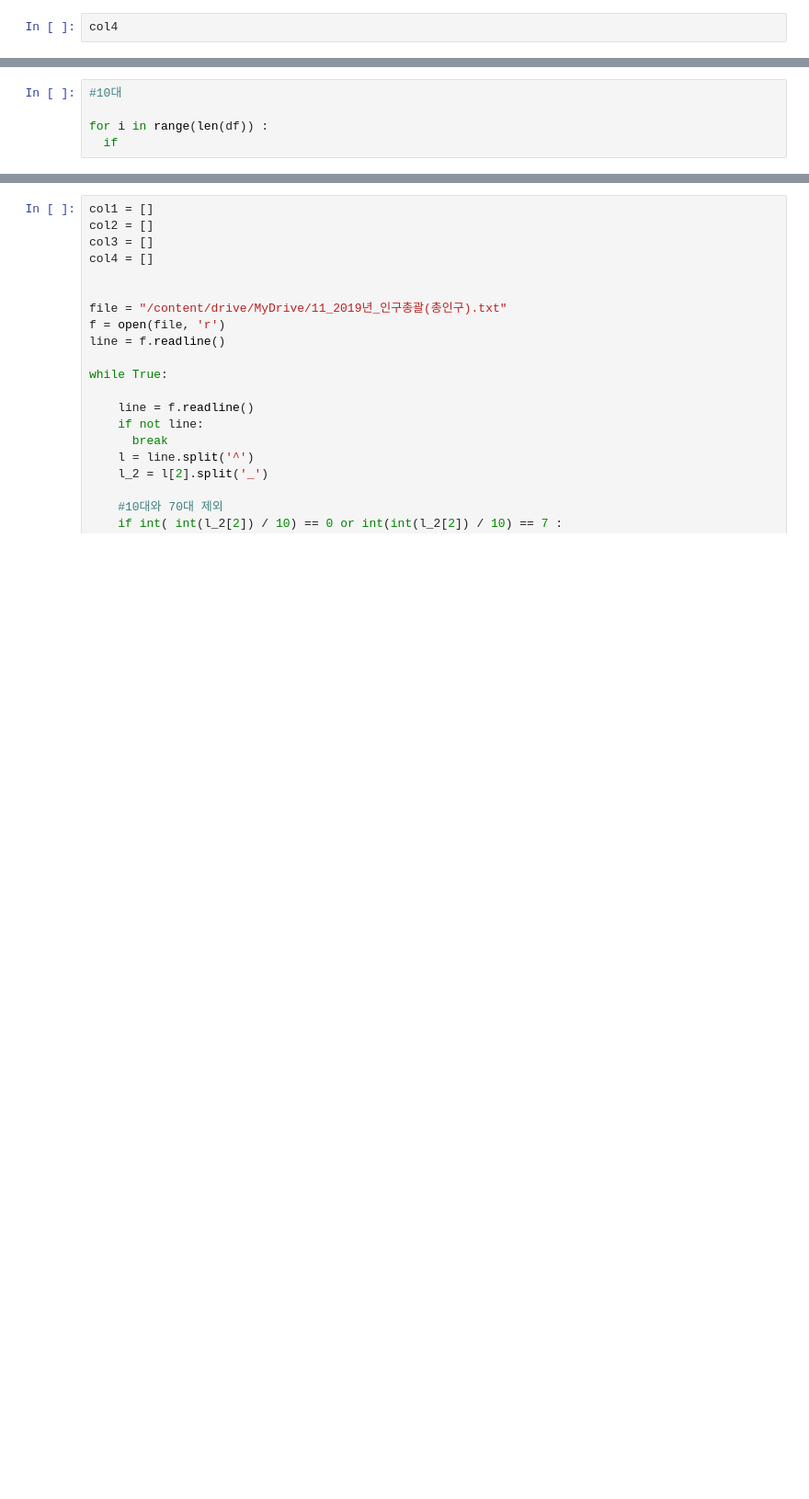
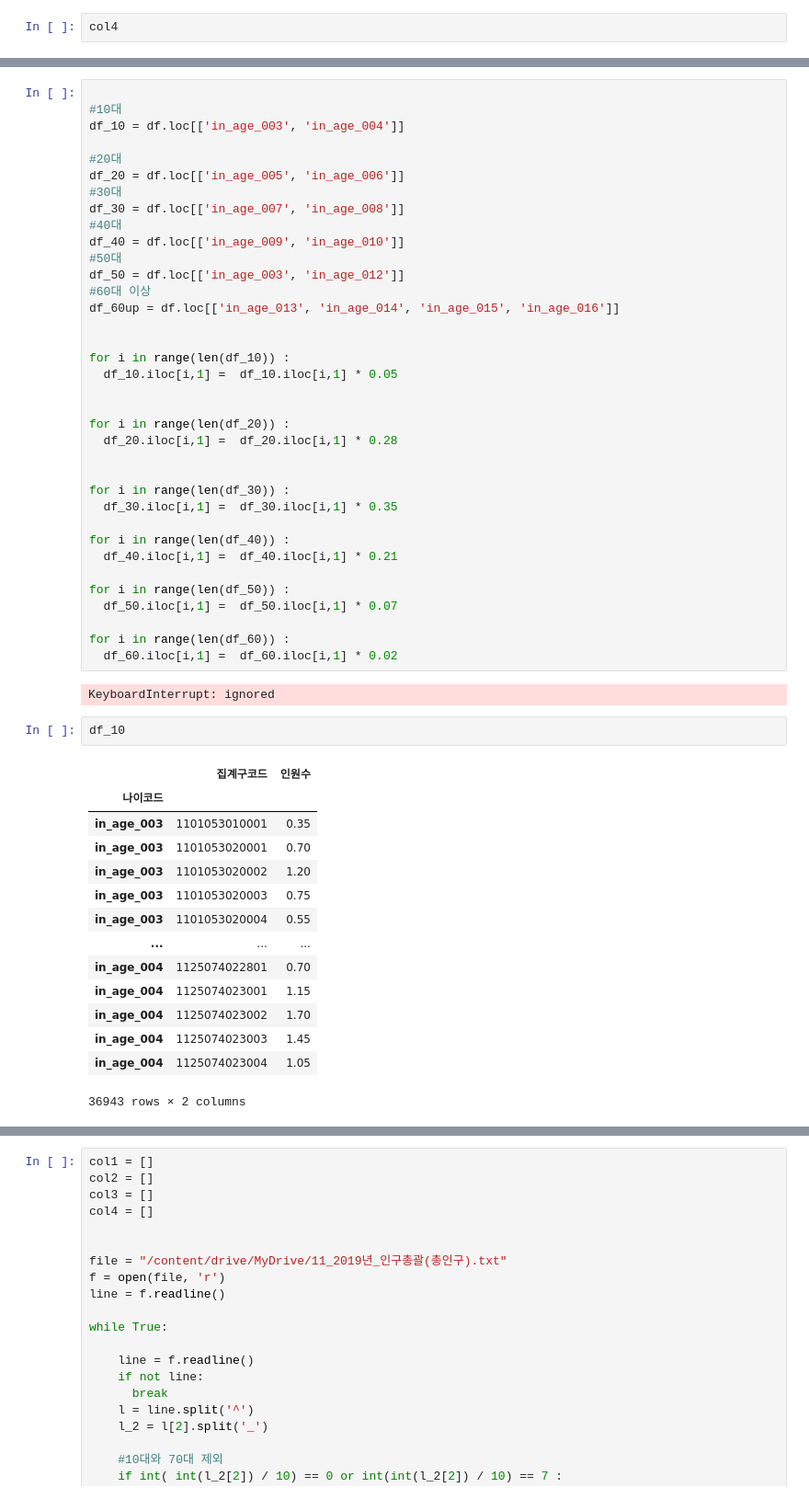
Before and after one commit to ansehoon1999/DataCampusProject, a Jupyter notebook: 세훈&기영_데청캠/배달_데이터_정제.ipynb, the cells around one changed output, grey strips where cells are left out. Shown at 92% size. Saved outputs shown, nothing was run; the diff lists cells and outputs as text; blank space fills up the shorter version.

```diff
--- a/세훈&기영_데청캠/배달_데이터_정제.ipynb
+++ b/세훈&기영_데청캠/배달_데이터_정제.ipynb
@@ -64,5 +68,0 @@ df.head()
-# %%
-#10대
-
-for i in range(len(df)) :
-  if
@@ -71,0 +69,55 @@ for i in range(len(df)) :
+# %%
+
+#10대
+df_10 = df.loc[['in_age_003', 'in_age_004']]
+
+#20대
+df_20 = df.loc[['in_age_005', 'in_age_006']]
+#30대
+df_30 = df.loc[['in_age_007', 'in_age_008']]
+#40대
+df_40 = df.loc[['in_age_009', 'in_age_010']]
+#50대
+df_50 = df.loc[['in_age_003', 'in_age_012']]
+#60대 이상
+df_60up = df.loc[['in_age_013', 'in_age_014', 'in_age_015', 'in_age_016']]
+
+
+for i in range(len(df_10)) :
+  df_10.iloc[i,1] =  df_10.iloc[i,1] * 0.05
+
+
+for i in range(len(df_20)) :
+  df_20.iloc[i,1] =  df_20.iloc[i,1] * 0.28
+
+
+for i in range(len(df_30)) :
+  df_30.iloc[i,1] =  df_30.iloc[i,1] * 0.35
+
+for i in range(len(df_40)) :
+  df_40.iloc[i,1] =  df_40.iloc[i,1] * 0.21
+
+for i in range(len(df_50)) :
+  df_50.iloc[i,1] =  df_50.iloc[i,1] * 0.07
+
+for i in range(len(df_60)) :
+  df_60.iloc[i,1] =  df_60.iloc[i,1] * 0.02
+# %% [output]
+KeyboardInterrupt: ignored
+# %%
+df_10
+# %% [output]
+|  | 집계구코드 | 인원수 |
+| 나이코드 |  |  |
+| in_age_003 | 1101053010001 | 0.35 |
+| in_age_003 | 1101053020001 | 0.70 |
+| in_age_003 | 1101053020002 | 1.20 |
+| in_age_003 | 1101053020003 | 0.75 |
+| in_age_003 | 1101053020004 | 0.55 |
+| ... | ... | ... |
+| in_age_004 | 1125074022801 | 0.70 |
+| in_age_004 | 1125074023001 | 1.15 |
+| in_age_004 | 1125074023002 | 1.70 |
+| in_age_004 | 1125074023003 | 1.45 |
+| in_age_004 | 1125074023004 | 1.05 |
+36943 rows × 2 columns
```
Also changed, not shown: parts of 12 cells of this notebook.
